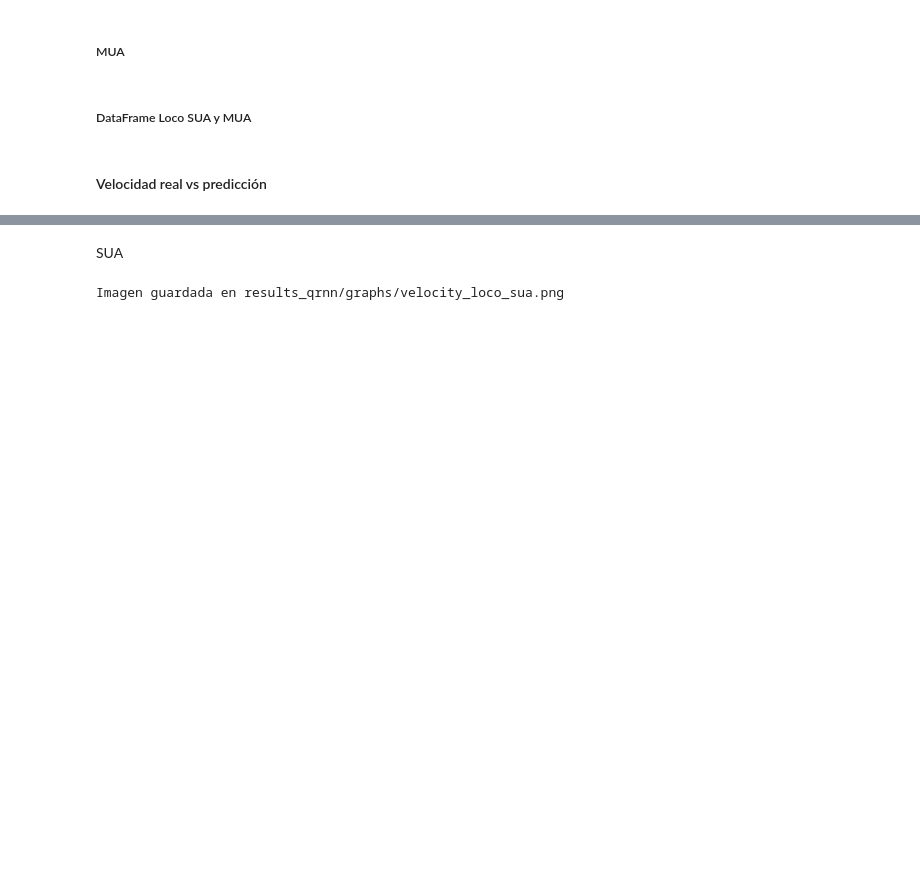
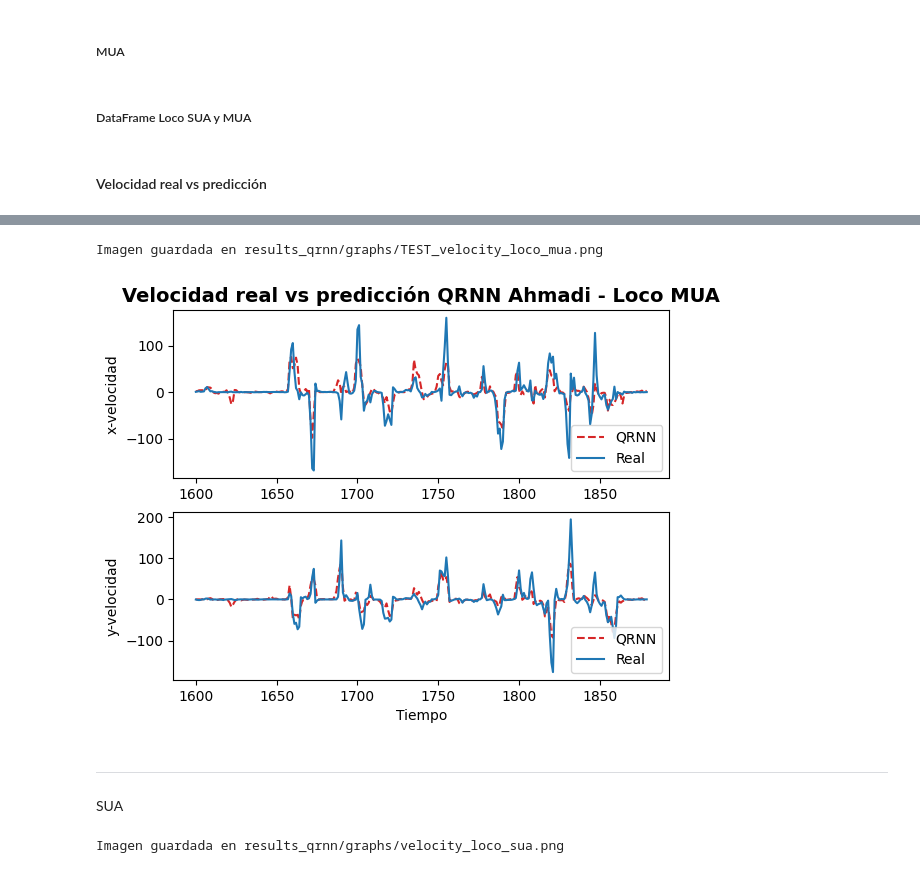
Before and after one commit to pmelof/tesis_transformers, a Jupyter notebook: order copy.ipynb, the cells around one changed output, grey strips where cells are left out. Drawn from its saved outputs; the diff is of its cells as text; code cells hidden in the pictures; blank space fills up the shorter version.

```diff
--- a/order copy.ipynb
+++ b/order copy.ipynb
@@ -1554,3 +1562,27 @@ with pd.ExcelWriter("results_qrnn/df/df_loco.xlsx") as writer:
+# %%
+# Obtener velocidades
+dir_results = "results_qrnn/loco/mua"
+file_results = "loco_20170302_02_mua_baks_qrnn.h5"
+method = "qrnn"
+y_test, y_test_pred = getVelocities(dir_results=dir_results, file_results=file_results, method=method)
+# %%
+# Grafico velocidades
+graphVelocities(y_test=y_test,
+                y_test_pred=y_test_pred,
+                title="Velocidad real vs predicción QRNN Ahmadi - Loco MUA",
+                x_label_1="",
+                y_label_1="x-velocidad",
+                x_label_2="Tiempo",
+                y_label_2="y-velocidad",
+                method="QRNN",
+                output_filepath= "results_qrnn/graphs/TEST_velocity_loco_mua.png",
+                init=1600,
+                end=1880)
+# %% [output]
+Imagen guardada en results_qrnn/graphs/TEST_velocity_loco_mua.png
+[figure, added]
+# %% [markdown]
+---
 # %% [markdown]
 SUA
 # %%
```
Also changed, not shown: parts of 5 cells of this notebook.
